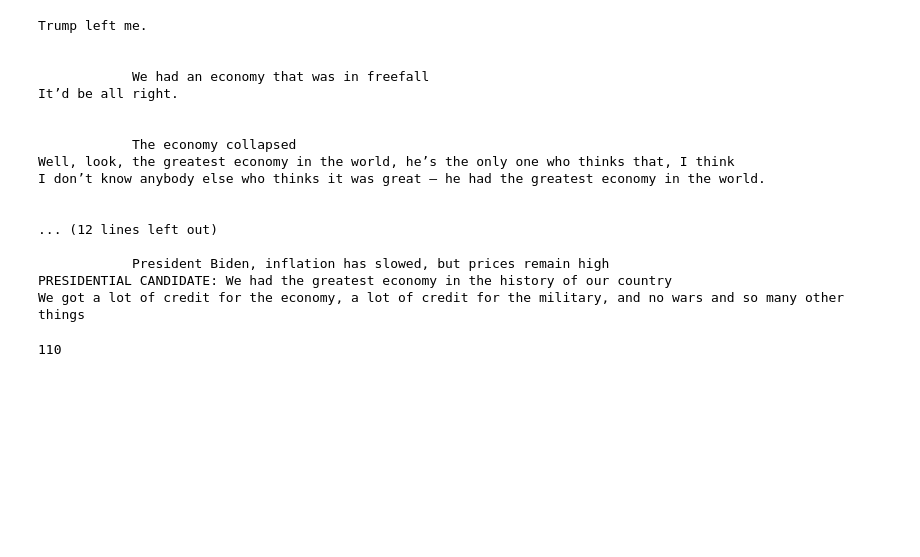
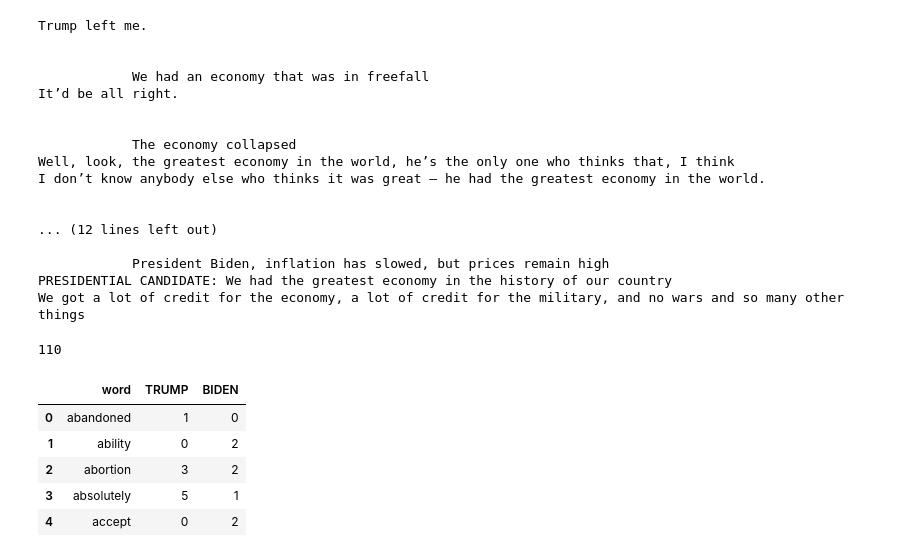
Before and after one commit to katrventura/cnn-debate, a Jupyter notebook: scraper.ipynb, the cells around one changed output. Saved outputs shown, nothing was run; the diff lists cells and outputs as text; code cells hidden in the pictures; blank space fills up the shorter version.

```diff
--- a/scraper.ipynb
+++ b/scraper.ipynb
@@ -457,3 +418,19 @@ We got a lot of credit for the economy, a lot of credit for the military, and no
 len(sentence)
 # %% [output]
 110
+# %%
+# import filtered_word_count.json
+import json
+with open('filtered_word_count.json', 'r') as f:
+    data = json.load(f)
+
+# Create a DataFrame from the filtered data
+df_filtered = pd.DataFrame(data["data"], columns=data["columns"])
+df_filtered.head()
+# %% [output]
+|  | word | TRUMP | BIDEN |
+| 0 | abandoned | 1 | 0 |
+| 1 | ability | 0 | 2 |
+| 2 | abortion | 3 | 2 |
+| 3 | absolutely | 5 | 1 |
+| 4 | accept | 0 | 2 |
```
Also changed, not shown: parts of 8 cells of this notebook, 5 other files.
